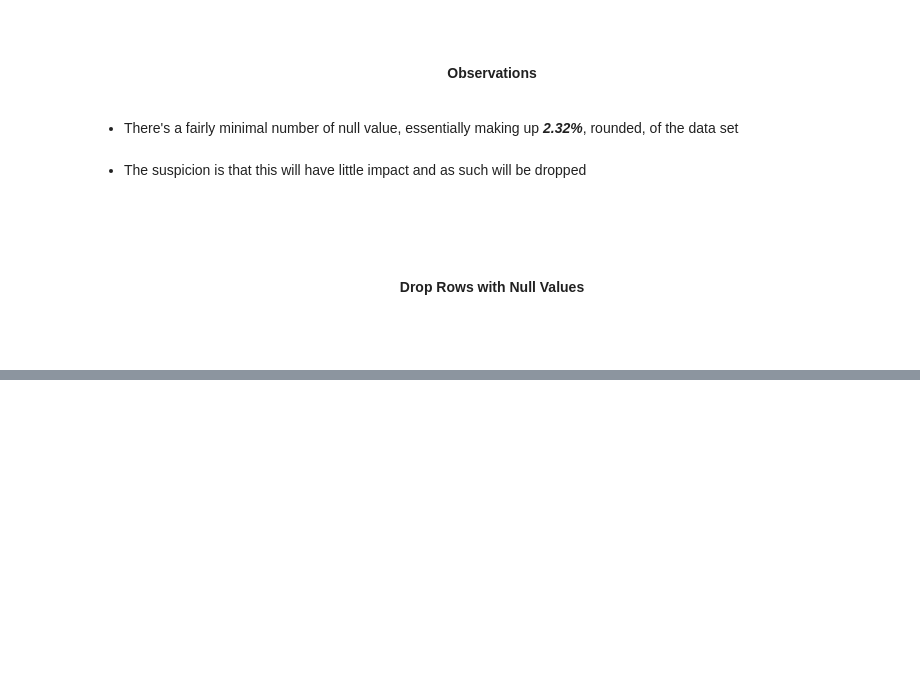
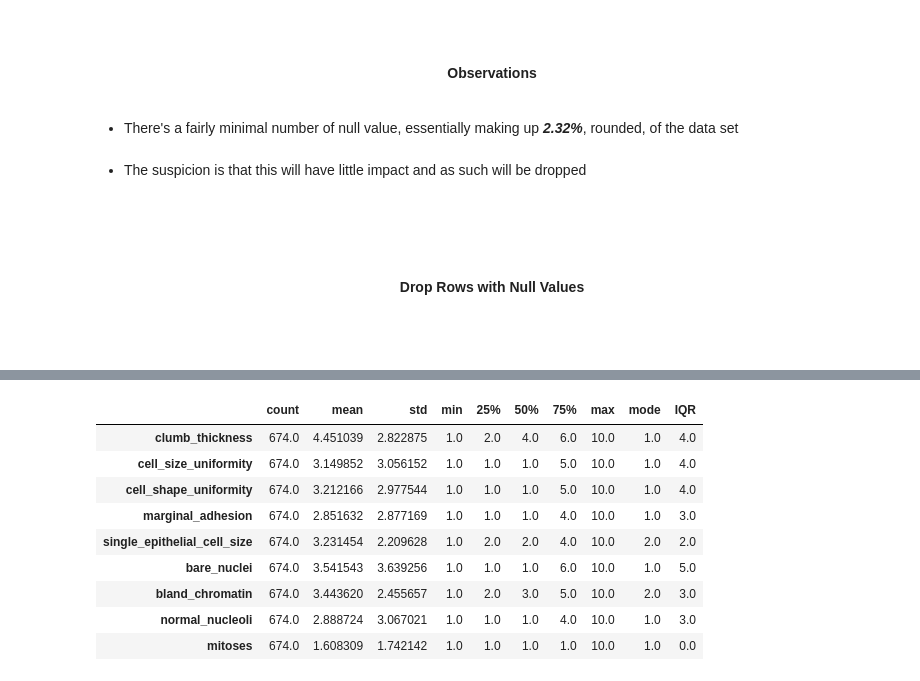
Before and after one commit to MondeAnna/predicting-breast-cancer, a Jupyter notebook: notebooks/predict_breast_cancer.ipynb, the cells around one changed output, grey strips where cells are left out. Drawn from its saved outputs; the diff is of its cells as text; code cells hidden in the pictures; blank space fills up the shorter version.

```diff
--- a/notebooks/predict_breast_cancer.ipynb
+++ b/notebooks/predict_breast_cancer.ipynb
@@ -336,0 +405,31 @@ data.dropna(axis="rows", inplace=True)
+# %%
+independent_features = data.drop(columns=["target"])
+
+q1 = independent_features.quantile(0.25)
+q3 = independent_features.quantile(0.75)
+
+iqrs = pd.DataFrame(
+    data=q3-q1,
+    columns=["IQR"]
+).T
+
+mode = independent_features.mode()
+mode.index = ["mode"]
+
+independent_features_description = pd.concat(
+    objs=[independent_features.describe(), mode, iqrs],
+    axis="rows"
+)
+
+independent_features_description.T
+# %% [output]
+|  | count | mean | std | min | 25% | 50% | 75% | max | mode | IQR |
+| clumb_thickness | 674.0 | 4.451039 | 2.822875 | 1.0 | 2.0 | 4.0 | 6.0 | 10.0 | 1.0 | 4.0 |
+| cell_size_uniformity | 674.0 | 3.149852 | 3.056152 | 1.0 | 1.0 | 1.0 | 5.0 | 10.0 | 1.0 | 4.0 |
+| cell_shape_uniformity | 674.0 | 3.212166 | 2.977544 | 1.0 | 1.0 | 1.0 | 5.0 | 10.0 | 1.0 | 4.0 |
+| marginal_adhesion | 674.0 | 2.851632 | 2.877169 | 1.0 | 1.0 | 1.0 | 4.0 | 10.0 | 1.0 | 3.0 |
+| single_epithelial_cell_size | 674.0 | 3.231454 | 2.209628 | 1.0 | 2.0 | 2.0 | 4.0 | 10.0 | 2.0 | 2.0 |
+| bare_nuclei | 674.0 | 3.541543 | 3.639256 | 1.0 | 1.0 | 1.0 | 6.0 | 10.0 | 1.0 | 5.0 |
+| bland_chromatin | 674.0 | 3.443620 | 2.455657 | 1.0 | 2.0 | 3.0 | 5.0 | 10.0 | 2.0 | 3.0 |
+| normal_nucleoli | 674.0 | 2.888724 | 3.067021 | 1.0 | 1.0 | 1.0 | 4.0 | 10.0 | 1.0 | 3.0 |
+| mitoses | 674.0 | 1.608309 | 1.742142 | 1.0 | 1.0 | 1.0 | 1.0 | 10.0 | 1.0 | 0.0 |
```
Also changed, not shown: parts of 11 cells of this notebook.
